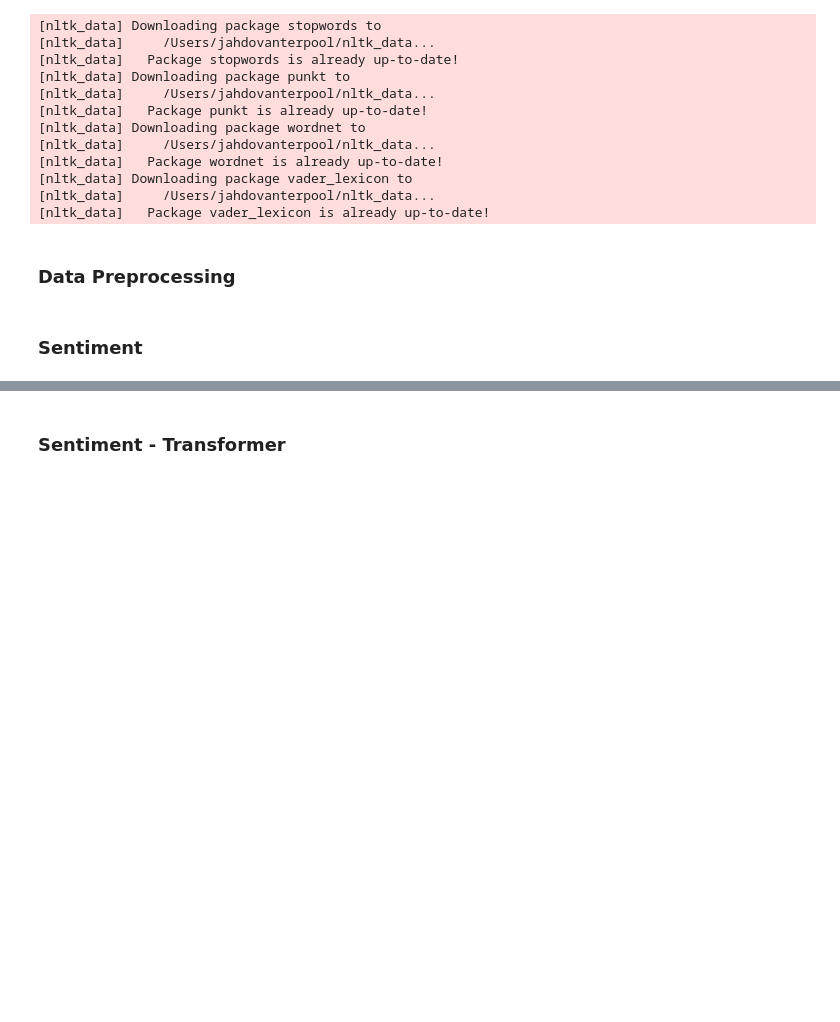
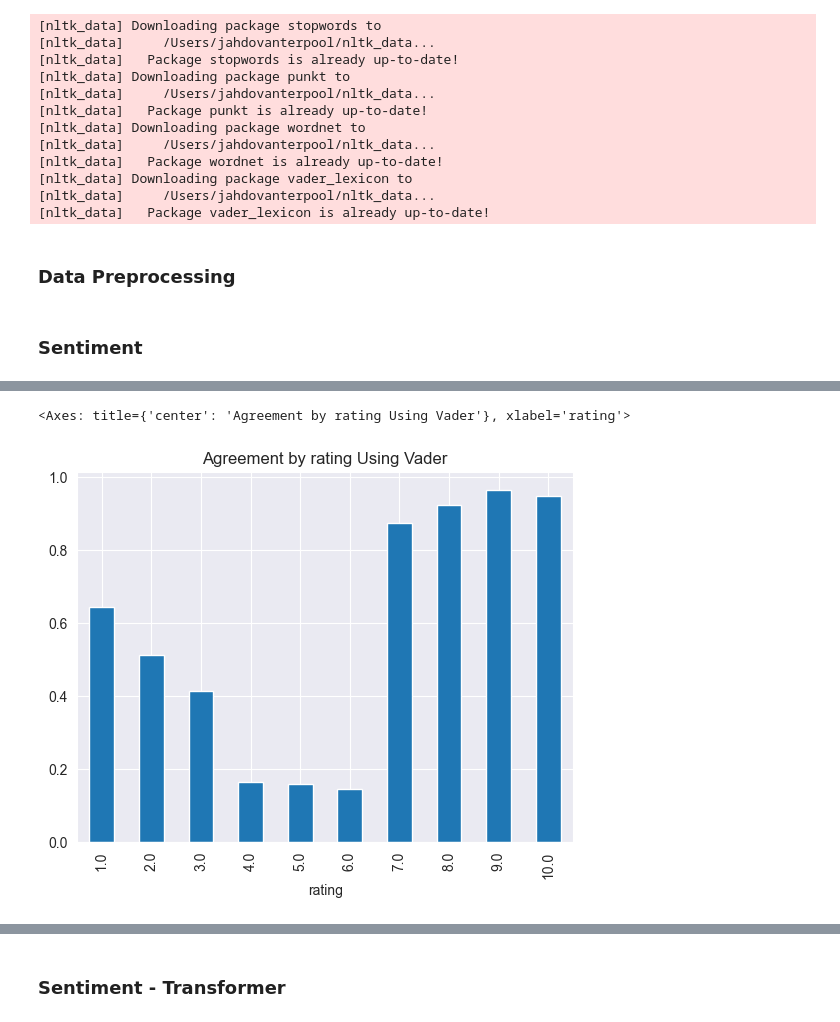
Before and after one commit to Jahdo-Codes/Real-World-Simulation-Projects, a Jupyter notebook: Forage /BA Job Simulation/BA reviews sentiment analysis.ipynb, the cells around one changed output, grey strips where cells are left out. Drawn from its saved outputs; the diff is of its cells as text; code cells hidden in the pictures; blank space fills up the shorter version.

```diff
--- a/Forage /BA Job Simulation/BA reviews sentiment analysis.ipynb
+++ b/Forage /BA Job Simulation/BA reviews sentiment analysis.ipynb
@@ -233,3 +268,6 @@ vader_df['match'].value_counts()
 # %%
 agreement_by_rating = vader_df.groupby('rating')['match'].mean()
-agreement_by_rating.plot(kind='bar',title='Agreement by rating')
+agreement_by_rating.plot(kind='bar',title='Agreement by rating Using Vader')
+# %% [output]
+<Axes: title={'center': 'Agreement by rating Using Vader'}, xlabel='rating'>
+[figure, added]
```
Also changed, not shown: parts of 8 cells of this notebook, 1 other file.
